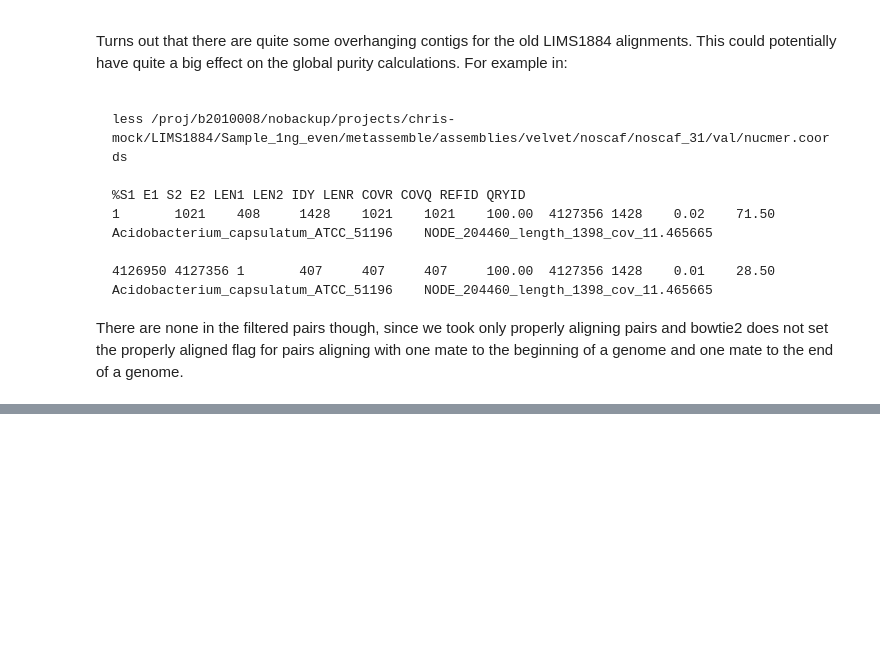
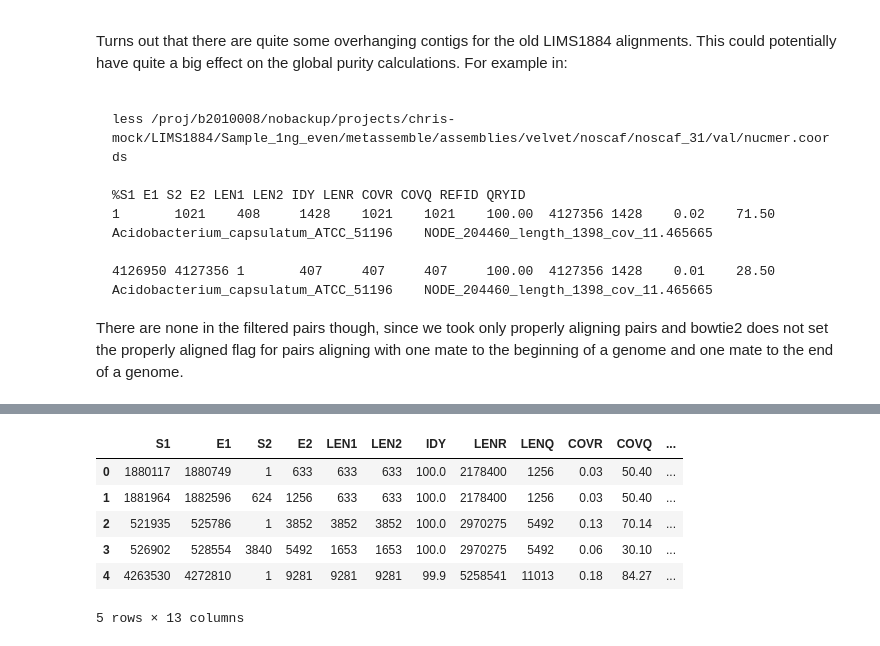
Before and after one commit to inodb/masmvali-publication, a Jupyter notebook: notebooks/LIMS1884-filtered-pairs-assemblies.ipynb, the cells around one changed output, grey strips where cells are left out. Saved outputs shown, nothing was run; the diff lists cells and outputs as text; code cells hidden in the pictures; blank space fills up the shorter version.

```diff
--- a/notebooks/LIMS1884-filtered-pairs-assemblies.ipynb
+++ b/notebooks/LIMS1884-filtered-pairs-assemblies.ipynb
@@ -209,0 +283,10 @@ There are none in the filtered pairs though, since we took only properly alignin
+# %%
+nucmerpd.head()
+# %% [output]
+|  | S1 | E1 | S2 | E2 | LEN1 | LEN2 | IDY | LENR | LENQ | COVR | COVQ | ... |
+| 0 | 1880117 | 1880749 | 1 | 633 | 633 | 633 | 100.0 | 2178400 | 1256 | 0.03 | 50.40 | ... |
+| 1 | 1881964 | 1882596 | 624 | 1256 | 633 | 633 | 100.0 | 2178400 | 1256 | 0.03 | 50.40 | ... |
+| 2 | 521935 | 525786 | 1 | 3852 | 3852 | 3852 | 100.0 | 2970275 | 5492 | 0.13 | 70.14 | ... |
+| 3 | 526902 | 528554 | 3840 | 5492 | 1653 | 1653 | 100.0 | 2970275 | 5492 | 0.06 | 30.10 | ... |
+| 4 | 4263530 | 4272810 | 1 | 9281 | 9281 | 9281 | 99.9 | 5258541 | 11013 | 0.18 | 84.27 | ... |
+5 rows × 13 columns
```
Also changed, not shown: parts of 13 cells of this notebook.
